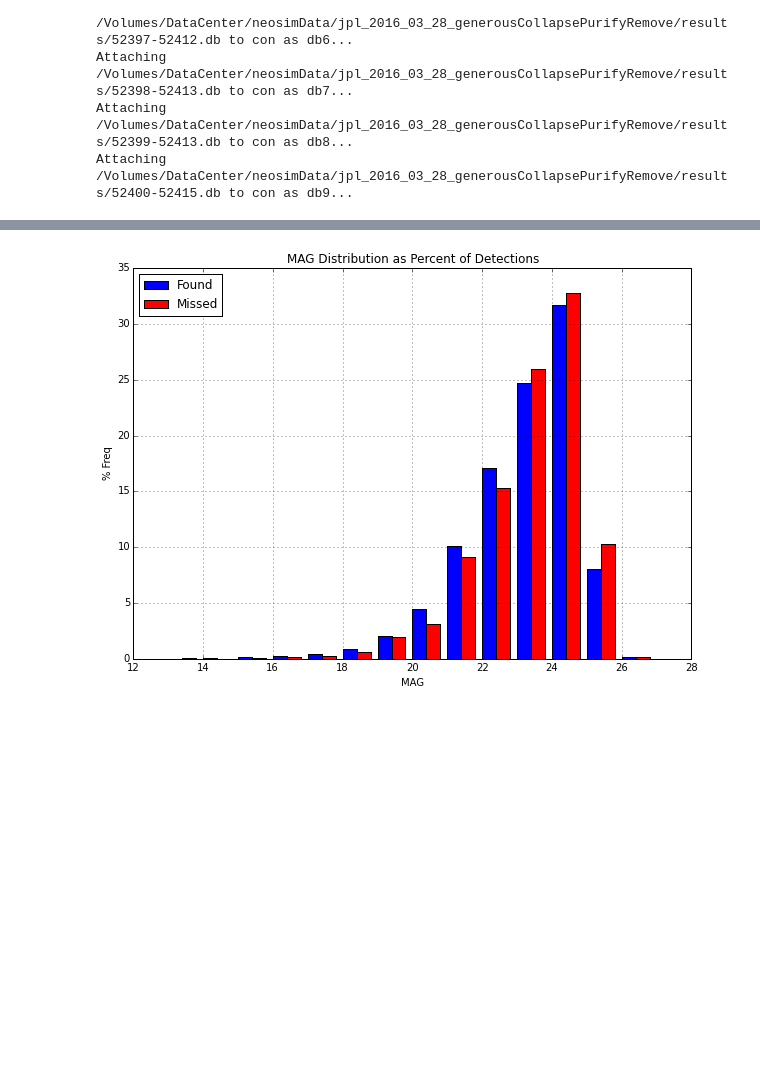
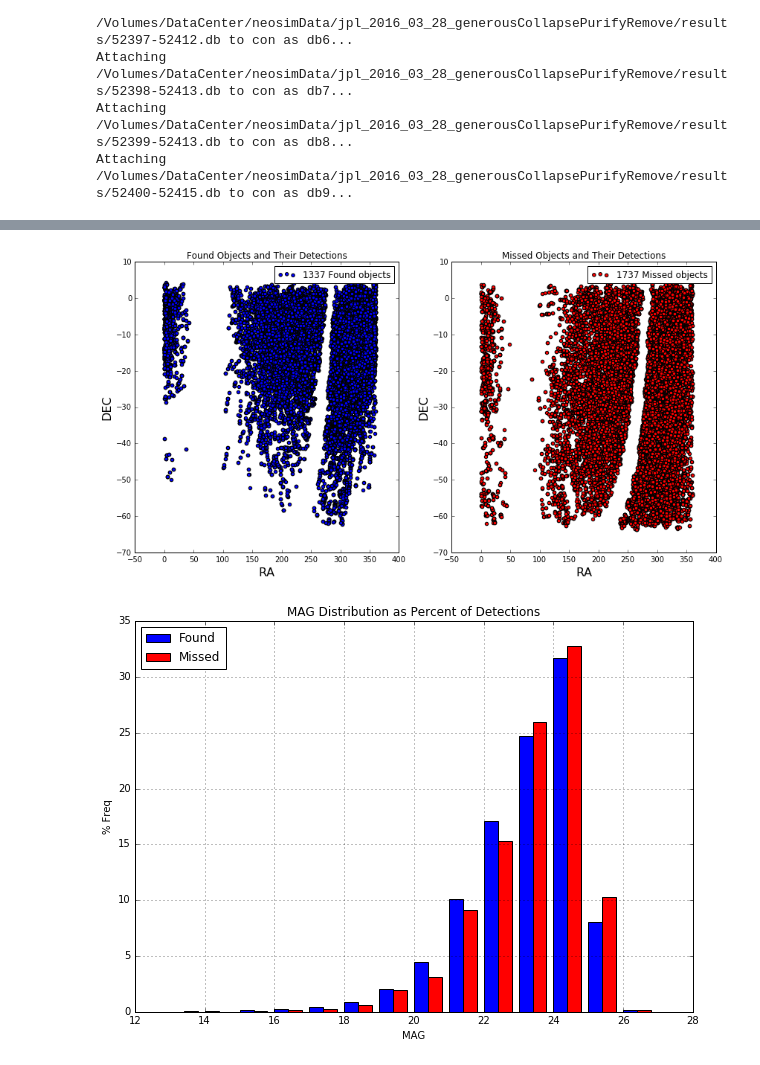
Before and after one commit to moeyensj/NEOsim, a Jupyter notebook: notebooks/jplAnalysisDebug_generousCollapsePurifyRemove.ipynb, the cells around one changed output, grey strips where cells are left out. Drawn from its saved outputs; the diff is of its cells as text; code cells hidden in the pictures; blank space fills up the shorter version.

```diff
--- a/notebooks/jplAnalysisDebug_generousCollapsePurifyRemove.ipynb
+++ b/notebooks/jplAnalysisDebug_generousCollapsePurifyRemove.ipynb
@@ -173,17 +151,92 @@ for a in ax:
 # %%
+missed_objects = pd.read_sql("""SELECT objectId FROM AllObjects
+                                    WHERE findableAsTrack = 1
+                                    AND numTrueTracks = 0""", con)["objectId"].values
+found_objects = pd.read_sql("""SELECT objectId FROM AllObjects
+                                    WHERE findableAsTrack = 1
+                                    AND numTrueTracks >= 1""", con)["objectId"].values
+
+missed_objects_detections = MopsDatabase.findDetectionsWithObjectIds(con, missed_objects)
+found_objects_detections = MopsDatabase.findDetectionsWithObjectIds(con, found_objects)
+
+fig, ax = plt.subplots(1,2)
+fig.set_size_inches(14,7)
+
+ax[0].scatter(found_objects_detections["ra"], found_objects_detections["dec"], c="b", label="%s Found objects" % len(found_objects))
+ax[1].scatter(missed_objects_detections["ra"], missed_objects_detections["dec"], c="r",  label="%s Missed objects" % len(missed_objects))
+
+for a in ax:
+    a.legend()
+    a.set_xlabel("RA", size=16);
+    a.set_ylabel("DEC", size=16);
+
+ax[0].set_title("Found Objects and Their Detections")
+ax[1].set_title("Missed Objects and Their Detections")
+
 hist, bin_edges = np.histogram(found_objects_detections["mag"].values, bins=np.linspace(12,26,15))
 hist2, bins = np.histogram(missed_objects_detections["mag"].values, bins=bin_edges)
 width = 0.4
 
 fig, ax = plt.subplots(1,1)
 fig.set_size_inches(10,7)
 ax.bar(bin_edges[1:], hist/float(len(found_objects_detections))*100.0, width, label="Found")
 ax.bar(bin_edges[1:] + width, hist2/float(len(missed_objects_detections))*100.0, width, color="r", label="Missed")
 #ax.set_xticks(bin_edges[1:]);
 ax.legend(loc="upper left");
 ax.grid();
 ax.set_title("MAG Distribution as Percent of Detections");
 ax.set_xlabel("MAG");
 ax.set_ylabel("% Freq");
+
+hist, bin_edges = np.histogram(found_objects_detections["snr"].values, bins=np.linspace(0,60,20))
+hist2, bins = np.histogram(missed_objects_detections["snr"].values, bins=bin_edges)
+width = 0.75
+
+fig, ax = plt.subplots(1,1)
+fig.set_size_inches(10,7)
+ax.bar(bin_edges[1:], hist/float(len(found_objects_detections))*100.0, width, label="Found")
+ax.bar(bin_edges[1:] + width, hist2/float(len(missed_objects_detections))*100.0, width, color="r", label="Missed")
+#ax.set_xticks(bin_edges[1:]);
+ax.legend(loc="upper right");
+ax.grid();
+ax.set_title("SNR Distribution as Percent of Detections");
+ax.set_xlabel("SNR");
+ax.set_ylabel("% Freq");
+
+missed_objects_velocities = pd.read_sql("""SELECT AllTracklets.trackletId, DiaSources.objectId, trackletMembers.diaId, ra, dec, velocity, rms, findableAsTrack, numTrueTracks FROM AllTracklets
+                                             JOIN TrackletMembers ON
+                                                AllTracklets.trackletId = TrackletMembers.trackletId
+                                            JOIN DiaSources ON
+                                                TrackletMembers.diaId = DiaSources.diaId
+                                            JOIN AllObjects ON
+                                                DiaSources.objectId = AllObjects.objectId
+                                            WHERE findableAsTrack = 1
+                                            AND numTrueTracks = 0;
+                                            """, con)
+found_objects_velocities = pd.read_sql("""SELECT AllTracklets.trackletId, DiaSources.objectId, trackletMembers.diaId, ra, dec, velocity, rms, findableAsTrack, numTrueTracks FROM AllTracklets
+                                             JOIN TrackletMembers ON
+                                                AllTracklets.trackletId = TrackletMembers.trackletId
+                                            JOIN DiaSources ON
+                                                TrackletMembers.diaId = DiaSources.diaId
+                                            JOIN AllObjects ON
+                                                DiaSources.objectId = AllObjects.objectId
+                                            WHERE findableAsTrack = 1
+                                            AND numTrueTracks >= 1 ;
+                                            """, con)
+
+hist, bin_edges = np.histogram(found_objects_velocities["velocity"].values, bins=np.linspace(0,2.5,15))
+hist2, bins = np.histogram(missed_objects_velocities["velocity"].values, bins=bin_edges)
+width = 0.05
+
+fig, ax = plt.subplots(1,1)
+fig.set_size_inches(10,7)
+ax.bar(bin_edges[1:], hist, width, label="Found")
+ax.bar(bin_edges[1:] + width, hist2, width, color="r", label="Missed")
+ax.legend(loc="upper right");
+ax.grid();
+ax.set_title("Velocity Distribution");
+ax.set_xlabel("Velocity");
+ax.set_ylabel("Freq");
 # %% [output]
-[figure, old version]
+[figure, new version]
+[figure, added]
```
Also changed, not shown: parts of 4 cells of this notebook, 10 other files.
